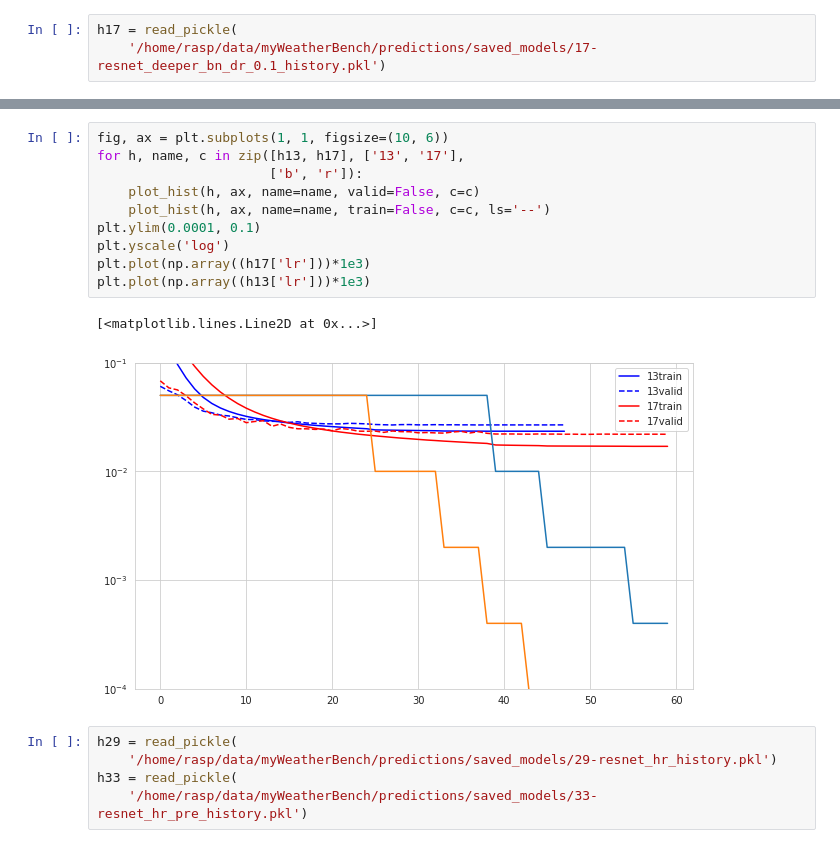
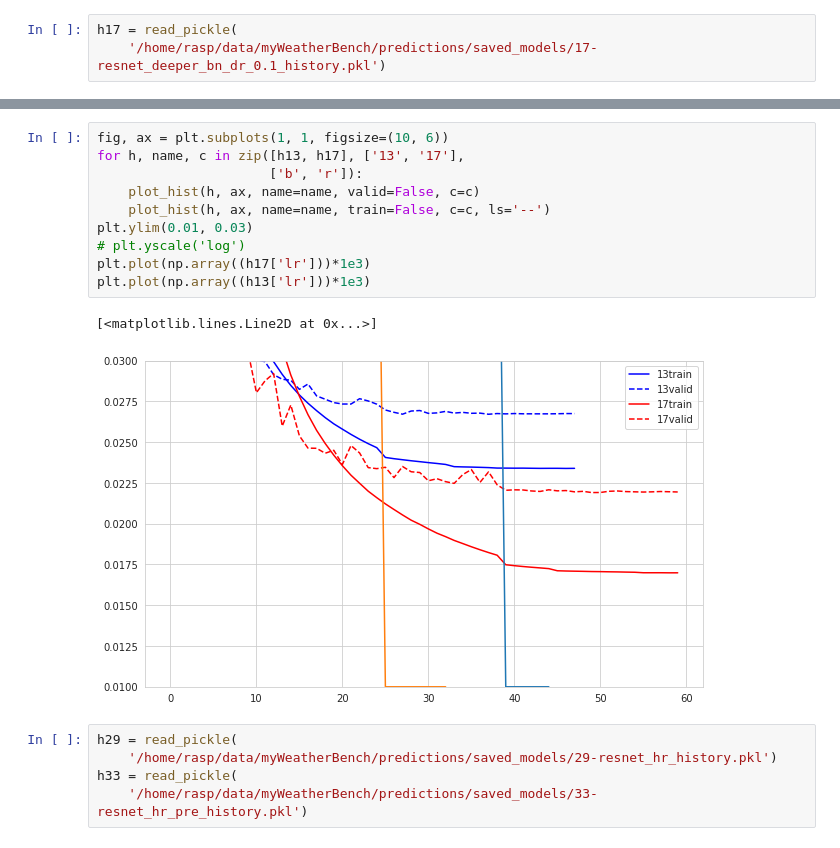
Before and after one commit to sagar-garg/WeatherBench, a Jupyter notebook: devlog/03-lr-schedule-Copy1.ipynb, the cells around one changed output, grey strips where cells are left out. Cells and saved outputs as stored; diff of their text form.

```diff
--- a/devlog/03-lr-schedule-Copy1.ipynb
+++ b/devlog/03-lr-schedule-Copy1.ipynb
@@ -347,16 +398,16 @@ h17 = read_pickle(
 # %%
 fig, ax = plt.subplots(1, 1, figsize=(10, 6))
 for h, name, c in zip([h13, h17], ['13', '17'],
                       ['b', 'r']):
     plot_hist(h, ax, name=name, valid=False, c=c)
     plot_hist(h, ax, name=name, train=False, c=c, ls='--')
-plt.ylim(0.0001, 0.1)
-plt.yscale('log')
+plt.ylim(0.01, 0.03)
+# plt.yscale('log')
 plt.plot(np.array((h17['lr']))*1e3)
 plt.plot(np.array((h13['lr']))*1e3)
 # %% [output]
 [<matplotlib.lines.Line2D at 0x...>]
-[figure, old version]
+[figure, new version]
 # %%
 h29 = read_pickle(
     '/home/rasp/data/myWeatherBench/predictions/saved_models/29-resnet_hr_history.pkl')
```
Also changed, not shown: parts of 15 cells of this notebook, 26 other files.
